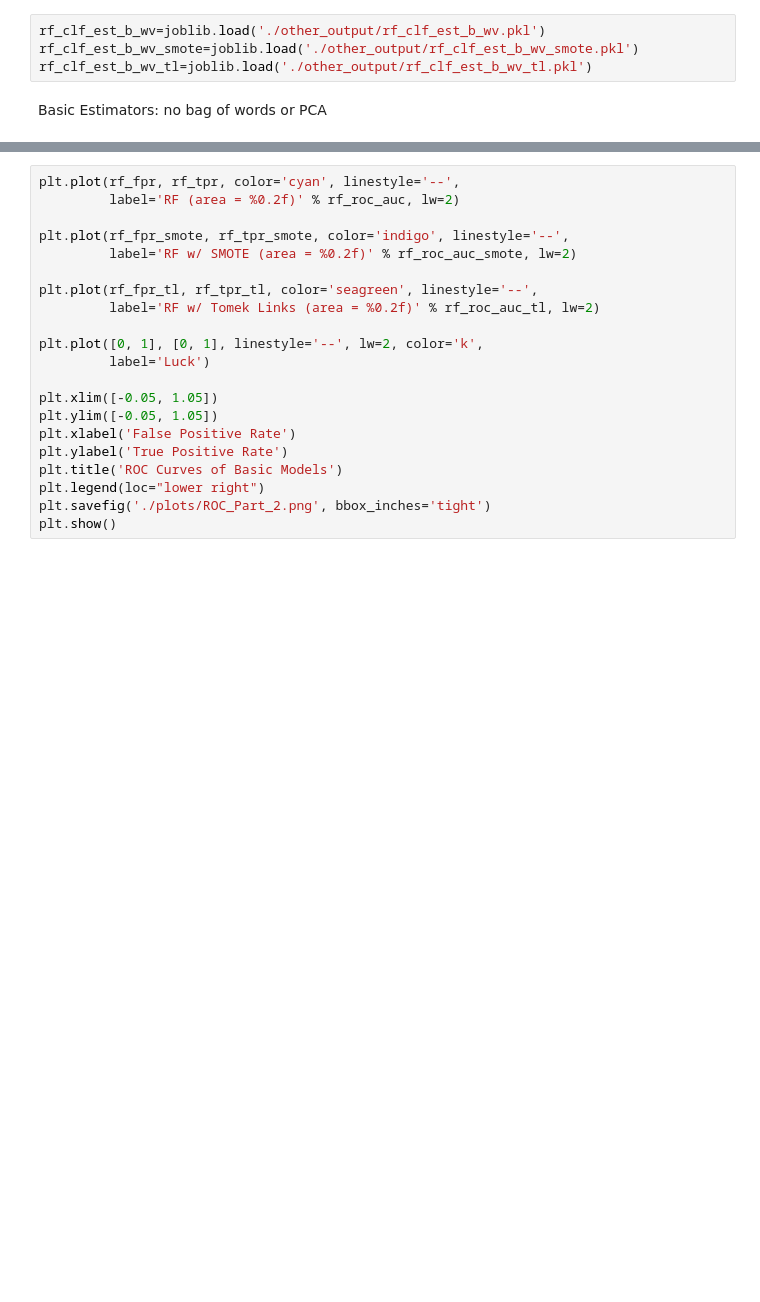
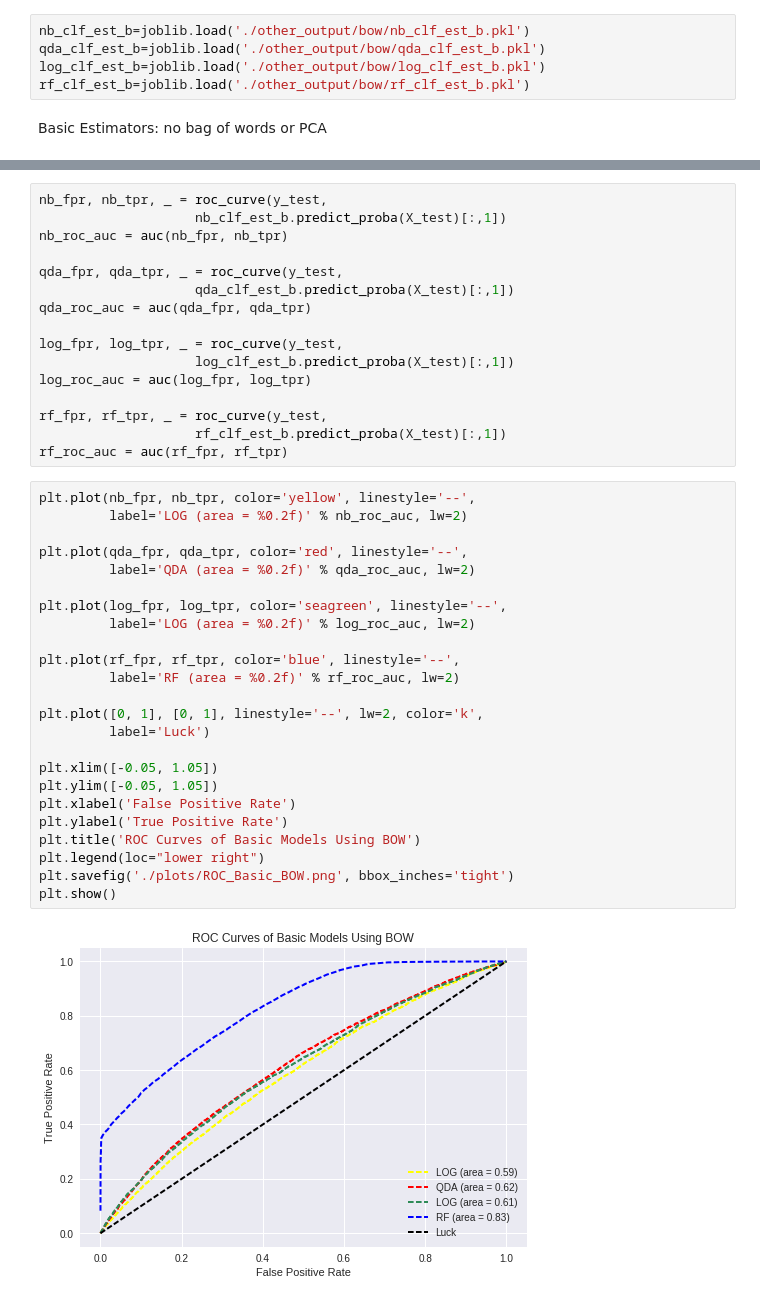
Before and after one commit to jcharit1/Amazon-Fine-Foods-Reviews, a Jupyter notebook: code/model_building_part_2.ipynb, the cells around one changed output, grey strips where cells are left out. Cells and saved outputs as stored; diff of their text form; blank space fills up the shorter version.

Commit message:
finished part 3

```diff
--- a/code/model_building_part_2.ipynb
+++ b/code/model_building_part_2.ipynb
@@ -151,8 +171,9 @@ joblib.dump(rf_clf_est_b_wv_tl, './other_output/rf_clf_est_b_wv_tl.pkl')
 # %%
 from sklearn.metrics import roc_curve, auc
 # %%
-rf_clf_est_b_wv=joblib.load('./other_output/rf_clf_est_b_wv.pkl')
-rf_clf_est_b_wv_smote=joblib.load('./other_output/rf_clf_est_b_wv_smote.pkl')
-rf_clf_est_b_wv_tl=joblib.load('./other_output/rf_clf_est_b_wv_tl.pkl')
+nb_clf_est_b=joblib.load('./other_output/bow/nb_clf_est_b.pkl')
+qda_clf_est_b=joblib.load('./other_output/bow/qda_clf_est_b.pkl')
+log_clf_est_b=joblib.load('./other_output/bow/log_clf_est_b.pkl')
+rf_clf_est_b=joblib.load('./other_output/bow/rf_clf_est_b.pkl')
 # %% [markdown]
 Basic Estimators: no bag of words or PCA
@@ -171,21 +180,42 @@ rf_roc_auc_tl = auc(rf_fpr_tl, rf_tpr_tl)
+# %%
+nb_fpr, nb_tpr, _ = roc_curve(y_test,
+                    nb_clf_est_b.predict_proba(X_test)[:,1])
+nb_roc_auc = auc(nb_fpr, nb_tpr)
+
+qda_fpr, qda_tpr, _ = roc_curve(y_test,
+                    qda_clf_est_b.predict_proba(X_test)[:,1])
+qda_roc_auc = auc(qda_fpr, qda_tpr)
+
+log_fpr, log_tpr, _ = roc_curve(y_test,
+                    log_clf_est_b.predict_proba(X_test)[:,1])
+log_roc_auc = auc(log_fpr, log_tpr)
+
+rf_fpr, rf_tpr, _ = roc_curve(y_test,
+                    rf_clf_est_b.predict_proba(X_test)[:,1])
+rf_roc_auc = auc(rf_fpr, rf_tpr)
 # %%
-plt.plot(rf_fpr, rf_tpr, color='cyan', linestyle='--',
+plt.plot(nb_fpr, nb_tpr, color='yellow', linestyle='--',
+         label='LOG (area = %0.2f)' % nb_roc_auc, lw=2)
+
+plt.plot(qda_fpr, qda_tpr, color='red', linestyle='--',
+         label='QDA (area = %0.2f)' % qda_roc_auc, lw=2)
+
+plt.plot(log_fpr, log_tpr, color='seagreen', linestyle='--',
+         label='LOG (area = %0.2f)' % log_roc_auc, lw=2)
+
+plt.plot(rf_fpr, rf_tpr, color='blue', linestyle='--',
          label='RF (area = %0.2f)' % rf_roc_auc, lw=2)
-
-plt.plot(rf_fpr_smote, rf_tpr_smote, color='indigo', linestyle='--',
-         label='RF w/ SMOTE (area = %0.2f)' % rf_roc_auc_smote, lw=2)
-
-plt.plot(rf_fpr_tl, rf_tpr_tl, color='seagreen', linestyle='--',
-         label='RF w/ Tomek Links (area = %0.2f)' % rf_roc_auc_tl, lw=2)
 
 plt.plot([0, 1], [0, 1], linestyle='--', lw=2, color='k',
          label='Luck')
 
 plt.xlim([-0.05, 1.05])
 plt.ylim([-0.05, 1.05])
 plt.xlabel('False Positive Rate')
 plt.ylabel('True Positive Rate')
-plt.title('ROC Curves of Basic Models')
+plt.title('ROC Curves of Basic Models Using BOW')
 plt.legend(loc="lower right")
-plt.savefig('./plots/ROC_Part_2.png', bbox_inches='tight')
+plt.savefig('./plots/ROC_Basic_BOW.png', bbox_inches='tight')
 plt.show()
+# %% [output]
+[figure, added]
```
Also changed, not shown: parts of 41 cells of this notebook, 2 other files.
